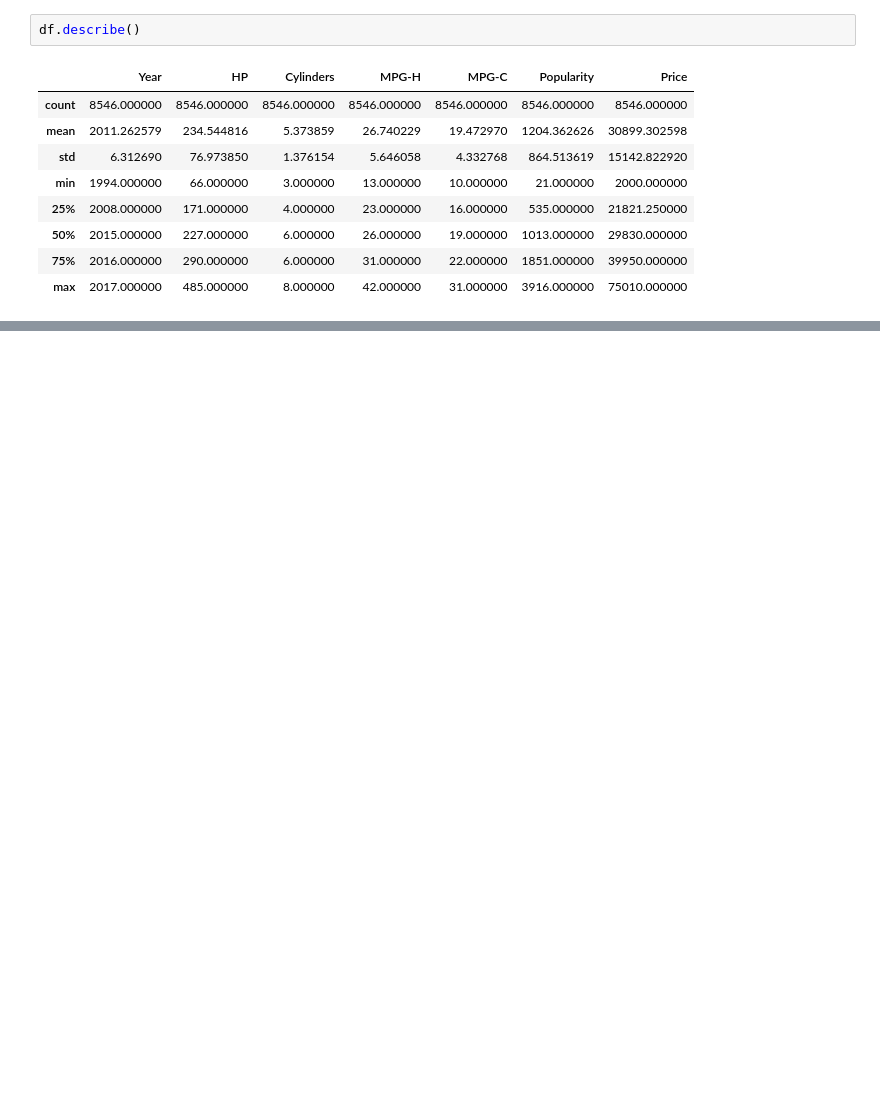
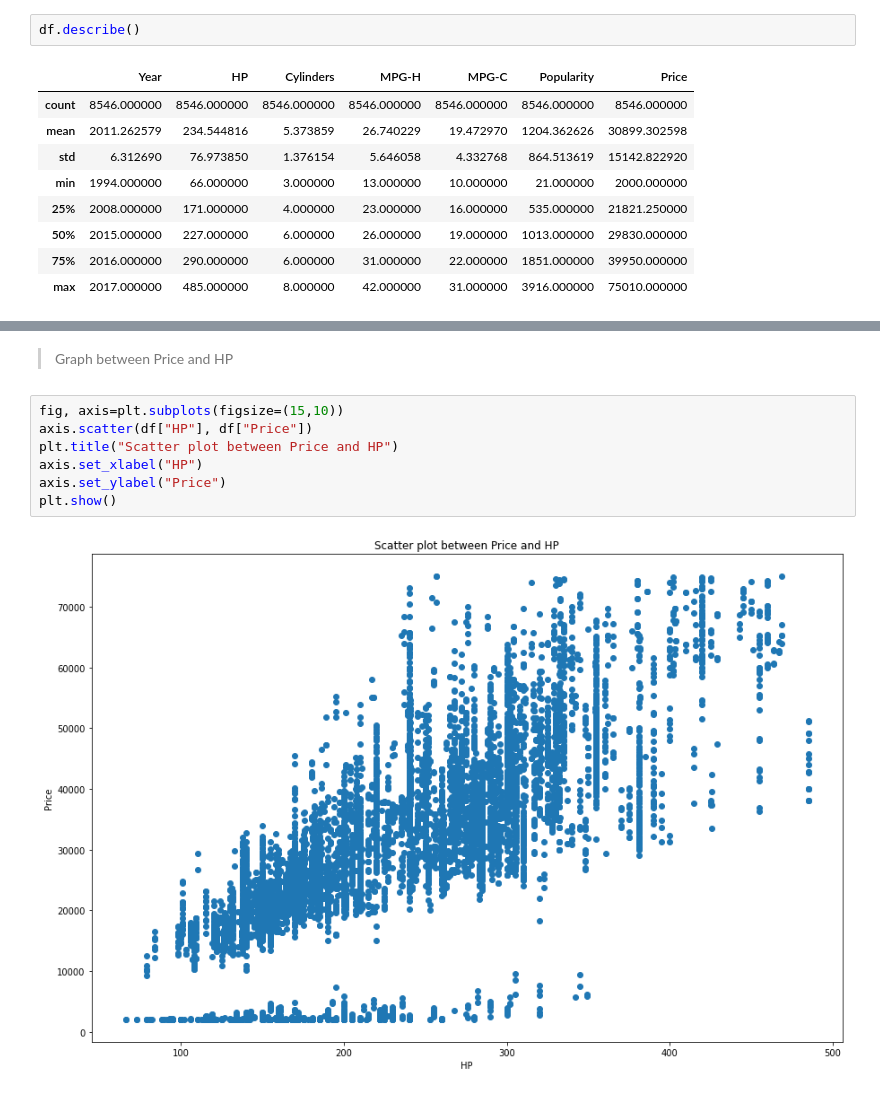
Before and after one commit to adityadeo99/EDA-on-cars, a Jupyter notebook: Exploratory_data_analysis_on_cars.ipynb, the cells around one changed output, grey strips where cells are left out. Cells and saved outputs as stored; diff of their text form; blank space fills up the shorter version.

```diff
--- a/Exploratory_data_analysis_on_cars.ipynb
+++ b/Exploratory_data_analysis_on_cars.ipynb
@@ -387,0 +562,11 @@ Volkswagen  29032.817476
+# %% [markdown]
+> Graph between Price and HP
+# %%
+fig, axis=plt.subplots(figsize=(15,10))
+axis.scatter(df["HP"], df["Price"])
+plt.title("Scatter plot between Price and HP")
+axis.set_xlabel("HP")
+axis.set_ylabel("Price")
+plt.show()
+# %% [output]
+[figure, added]
```
Also changed, not shown: parts of 138 cells of this notebook.
